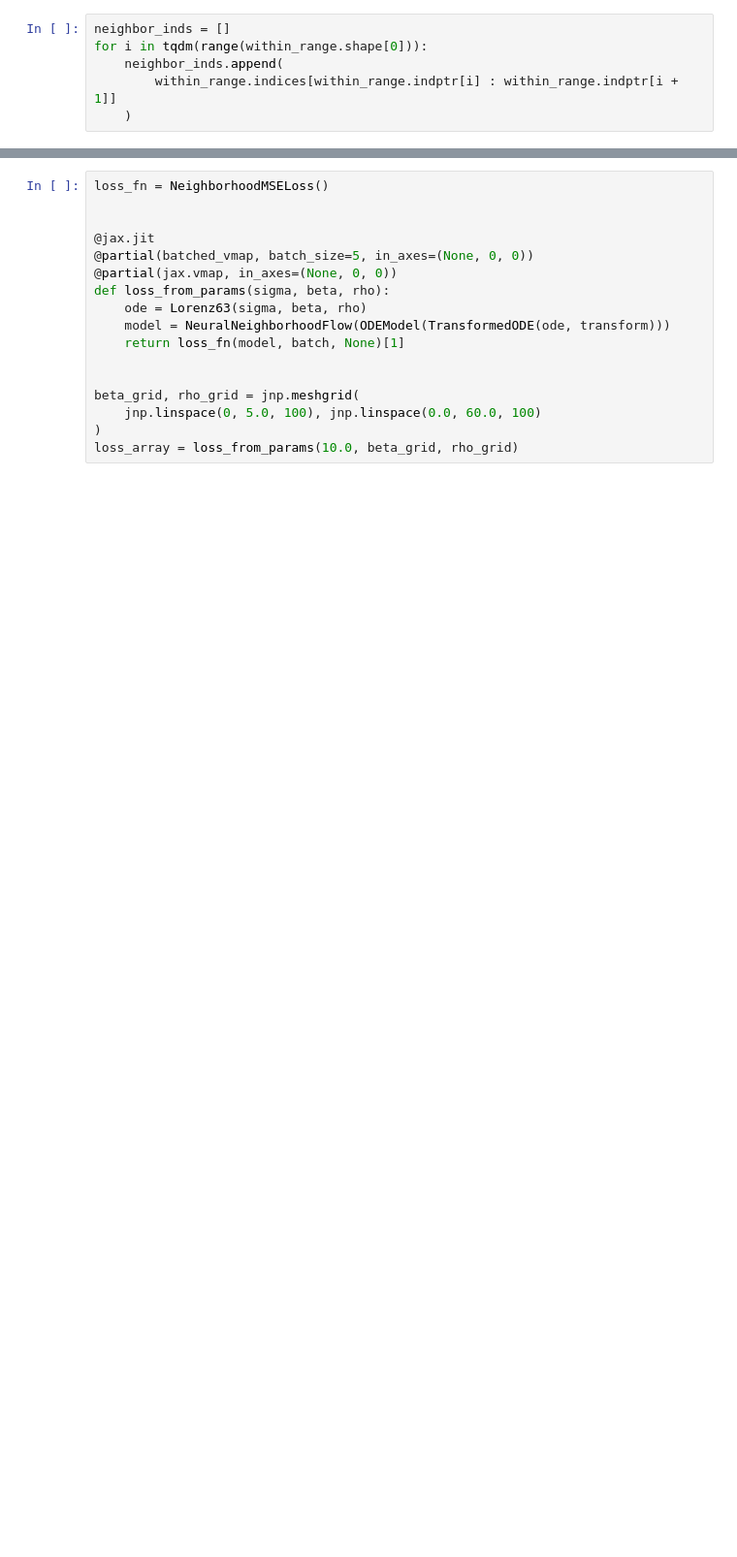
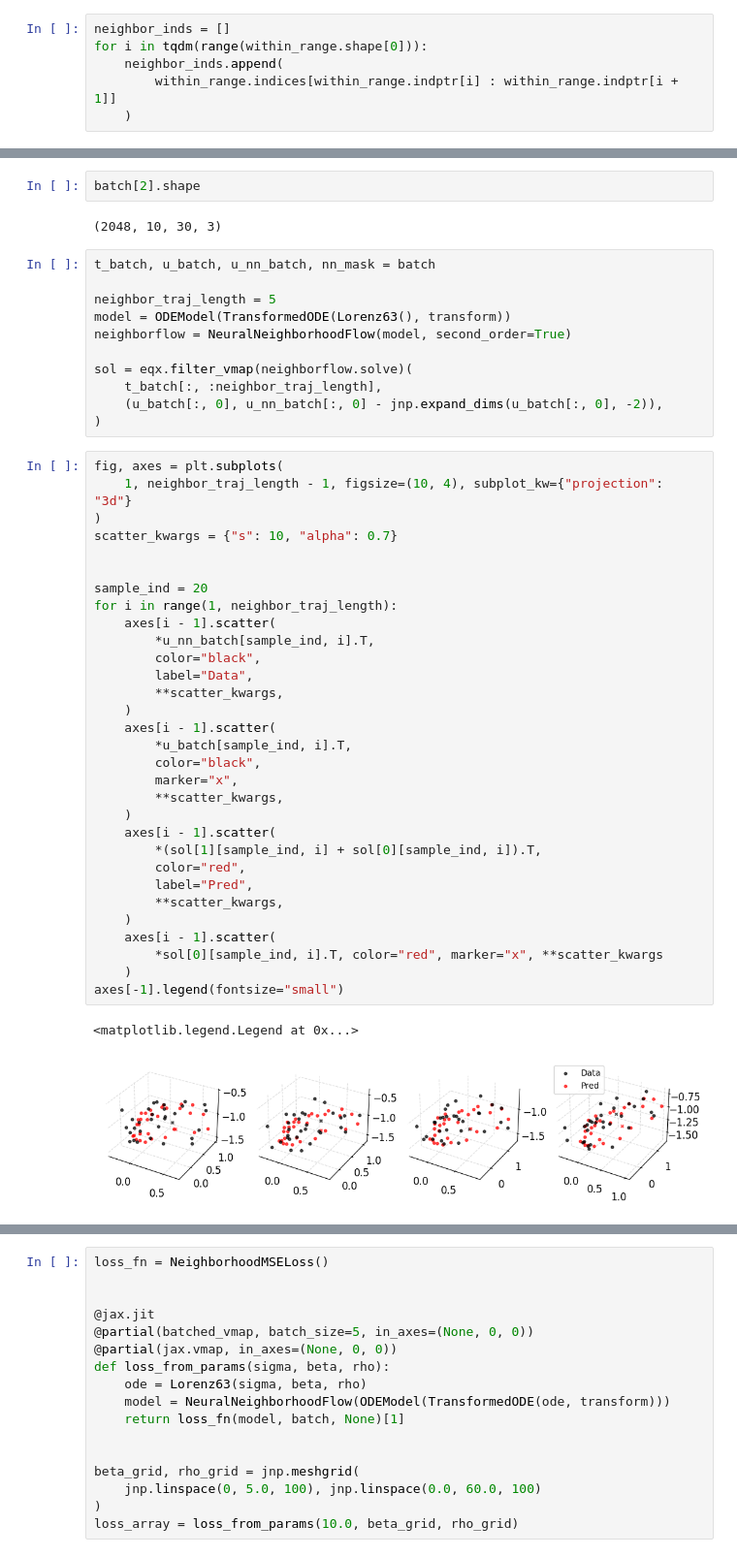
Before and after one commit to Jhko725/sandbox, a Jupyter notebook: notebooks/analysis/neighborhood.ipynb, the cells around one changed output, grey strips where cells are left out. Shown at 97% size. Saved outputs shown, nothing was run; the diff lists cells and outputs as text; blank space fills up the shorter version.

```diff
--- a/notebooks/analysis/neighborhood.ipynb
+++ b/notebooks/analysis/neighborhood.ipynb
@@ -449,0 +198,49 @@ Text(0.5, 0.98, 'Downsample = 10, Noise = 0.01, # neighbors = 30')
+# %%
+batch[2].shape
+# %% [output]
+(2048, 10, 30, 3)
+# %%
+t_batch, u_batch, u_nn_batch, nn_mask = batch
+
+neighbor_traj_length = 5
+model = ODEModel(TransformedODE(Lorenz63(), transform))
+neighborflow = NeuralNeighborhoodFlow(model, second_order=True)
+
+sol = eqx.filter_vmap(neighborflow.solve)(
+    t_batch[:, :neighbor_traj_length],
+    (u_batch[:, 0], u_nn_batch[:, 0] - jnp.expand_dims(u_batch[:, 0], -2)),
+)
+# %%
+fig, axes = plt.subplots(
+    1, neighbor_traj_length - 1, figsize=(10, 4), subplot_kw={"projection": "3d"}
+)
+scatter_kwargs = {"s": 10, "alpha": 0.7}
+
+
+sample_ind = 20
+for i in range(1, neighbor_traj_length):
+    axes[i - 1].scatter(
+        *u_nn_batch[sample_ind, i].T,
+        color="black",
+        label="Data",
+        **scatter_kwargs,
+    )
+    axes[i - 1].scatter(
+        *u_batch[sample_ind, i].T,
+        color="black",
+        marker="x",
+        **scatter_kwargs,
+    )
+    axes[i - 1].scatter(
+        *(sol[1][sample_ind, i] + sol[0][sample_ind, i]).T,
+        color="red",
+        label="Pred",
+        **scatter_kwargs,
+    )
+    axes[i - 1].scatter(
+        *sol[0][sample_ind, i].T, color="red", marker="x", **scatter_kwargs
+    )
+axes[-1].legend(fontsize="small")
+# %% [output]
+<matplotlib.legend.Legend at 0x...>
+[figure, added]
```
Also changed, not shown: parts of 29 cells of this notebook, 5 other files.
